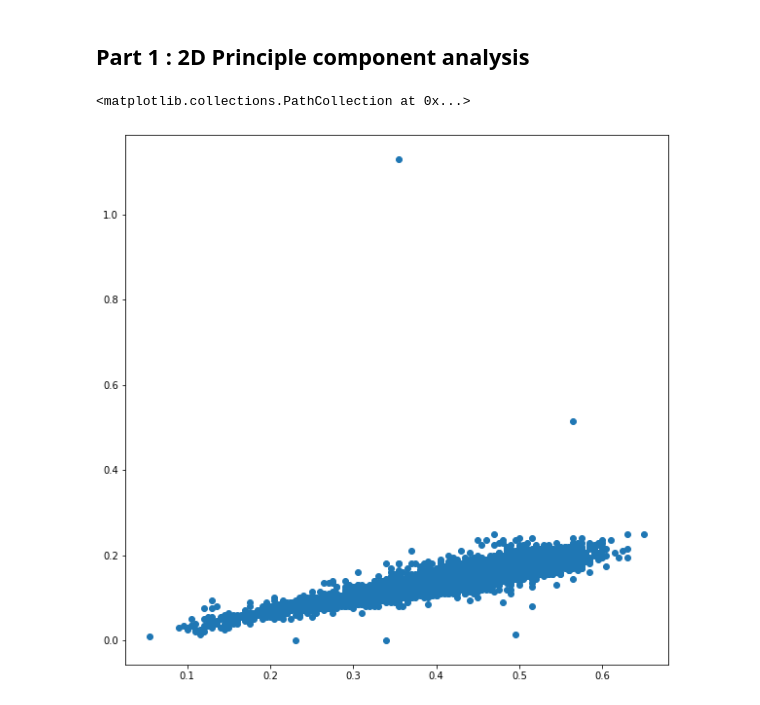
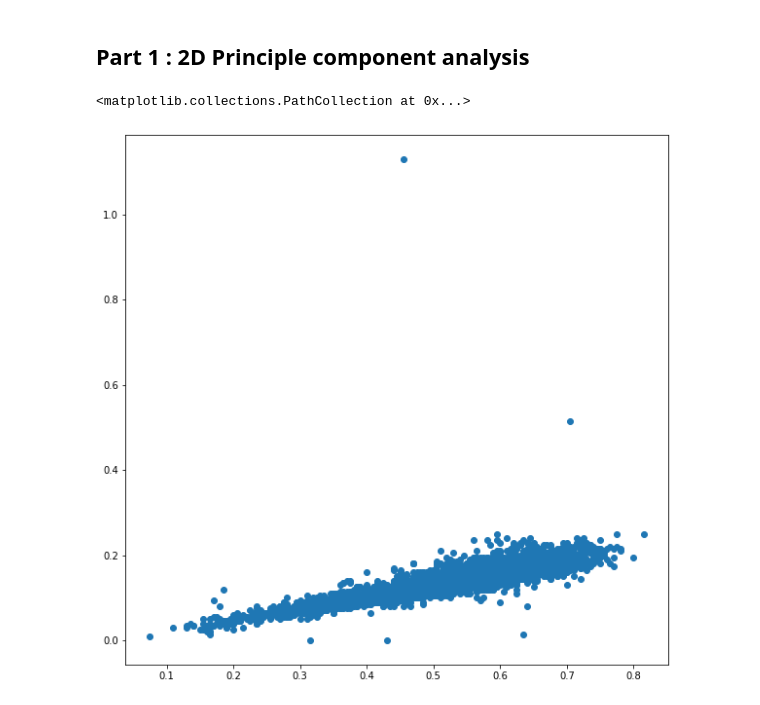
Before and after one commit to masa512/PCA, a Jupyter notebook: pca.ipynb, the cells around one changed output. Drawn from its saved outputs; the diff is of its cells as text; code cells hidden in the pictures.

```diff
--- a/pca.ipynb
+++ b/pca.ipynb
@@ -175,15 +175,15 @@ df = pd.read_csv('abalone.csv')
 # %%
 # We are gonna use just the 2 components: Namely diameter and height
 
-D = df["Diameter"].tolist()
+D = df["Length"].tolist()
 H = df["Height"].tolist()
 
 # Plot the scatter plot
 f = plt.figure(figsize=(10,10))
 plt.scatter(D,H)
 # %% [output]
 <matplotlib.collections.PathCollection at 0x...>
-[figure, old version]
+[figure, new version]
 # %%
 # Let's find the PCA of this
 z,bases = PCA(np.array([D,H]),1)
```
Also changed, not shown: parts of 2 cells of this notebook.
